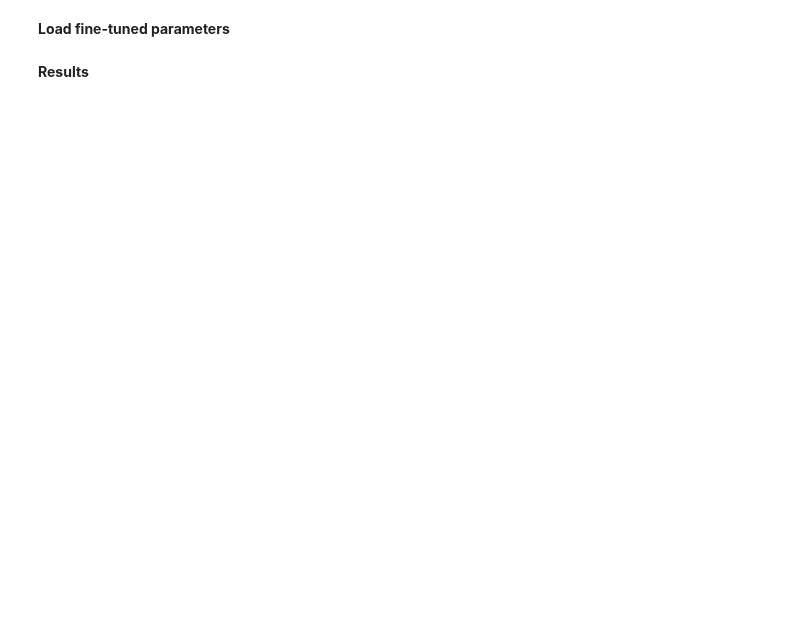
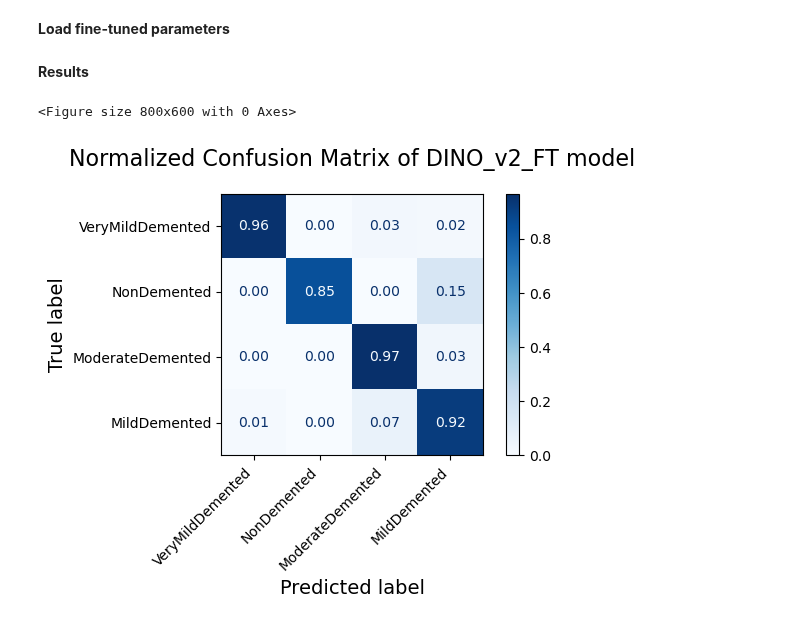
Before and after one commit to nivbartov/MRI_Brain_Alzheimer_Classification, a Jupyter notebook: models/dino_v2.ipynb, the cells around one changed output. Drawn from its saved outputs; the diff is of its cells as text; code cells hidden in the pictures; blank space fills up the shorter version.

```diff
--- a/models/dino_v2.ipynb
+++ b/models/dino_v2.ipynb
@@ -110,7 +110,8 @@ Using cache found in C:\Users\97252/.cache\torch\hub\facebookresearch_dinov2_mai
 **Model Statistics**
 # %%
 # model statistics
-print("model ", type(model).__name__," statistics")
+model_name = type(model).__name__
+print("model ", model_name," statistics")
 summary(model, (input_channels, height, width))
 
 total_params = sum(p.numel() for p in model.parameters())
@@ -226,6 +228,12 @@ saved as ./checkpoints/DINO_v2_FT_055736_30092024.pth
 # model.load_state_dict(checkpoint['net'])
 # %% [markdown]
 **Results**
+# %%
+class_names = ['VeryMildDemented', 'NonDemented', 'ModerateDemented', 'MildDemented']
+utils_funcs.plot_normalized_confusion_matrix(testloader, model, class_names, device, model_name)
+# %% [output]
+<Figure size 800x600 with 0 Axes>
+[figure, added]
 # %%
 utils_funcs.plot_loss_curve(epoch_losses, num_epochs)
 # %% [output]
```
Also changed, not shown: parts of 8 cells of this notebook, 7 other files.
